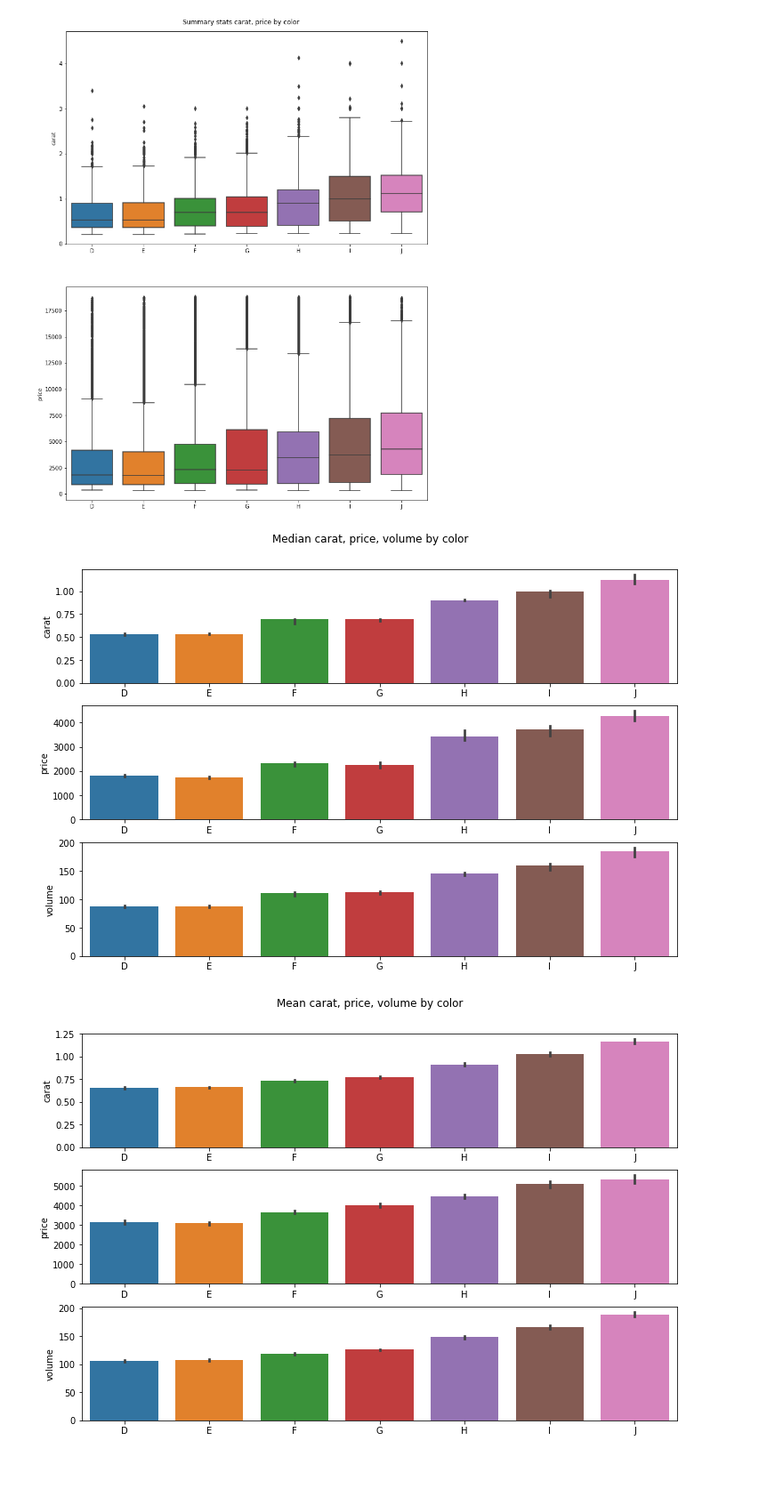
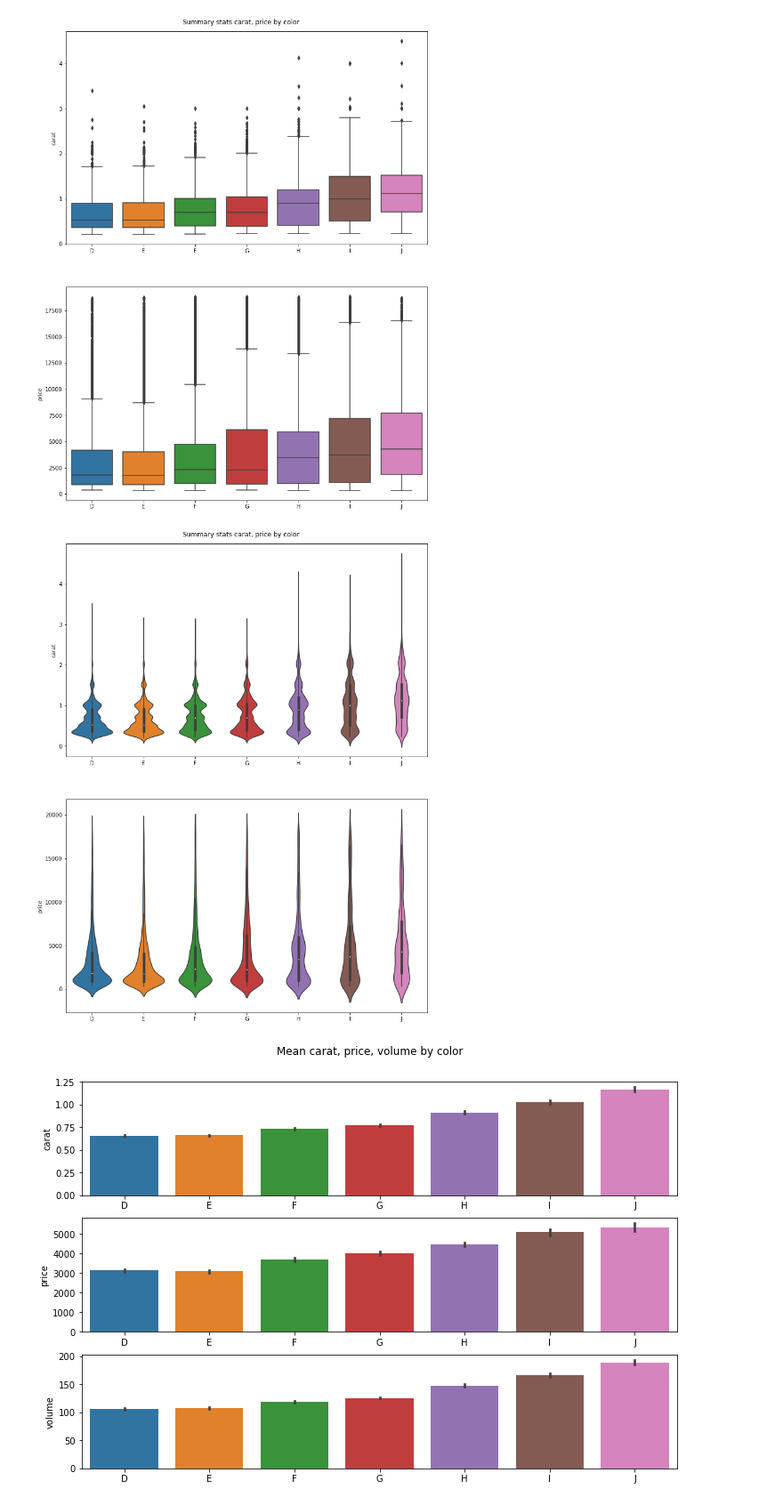
Before and after one commit to elvestevez/challenges, a Jupyter notebook: diamonds/diamonds_analysis.ipynb, the cells around one changed output. Shown at 89% size. Drawn from its saved outputs; the diff is of its cells as text; code cells hidden in the pictures; blank space fills up the shorter version.

Commit message:
review diamonds

```diff
--- a/diamonds/diamonds_analysis.ipynb
+++ b/diamonds/diamonds_analysis.ipynb
@@ -486,34 +446,26 @@ plt.show()
 # %% [output]
 [figure]
 # %%
+# summary stats carat, price by color
 fig, axs = plt.subplots(ncols=1,
-                        nrows=3,
-                        figsize=(12, 8))
+                        nrows=2,
+                        figsize=(12, 16))
 
-fig.suptitle('Median carat, price, volume by color', y=0.95)
+fig.suptitle('Summary stats carat, price by color', y=0.9)
 
 plt.sca(axs[0])
-sns.barplot(data=diamonds,
-            x='color',
-            y='carat',
-            order=order_color,
-            estimator=np.median).set(xlabel='')
+sns.violinplot(data=diamonds,
+               x='color',
+               y='carat',
+               order=order_color).set(xlabel='')
 
 plt.sca(axs[1])
-sns.barplot(data=diamonds,
-            x='color',
-            y='price',
-            order=order_color,
-            estimator=np.median).set(xlabel='')
-
-plt.sca(axs[2])
-sns.barplot(data=diamonds,
-            x='color',
-            y='volume',
-            order=order_color,
-            estimator=np.median).set(xlabel='')
+sns.violinplot(data=diamonds,
+               x='color',
+               y='price',
+               order=order_color).set(xlabel='')
 
 plt.show()
 # %% [output]
-[figure, old version]
+[figure, new version]
 # %%
```
Also changed, not shown: parts of 31 cells of this notebook.
